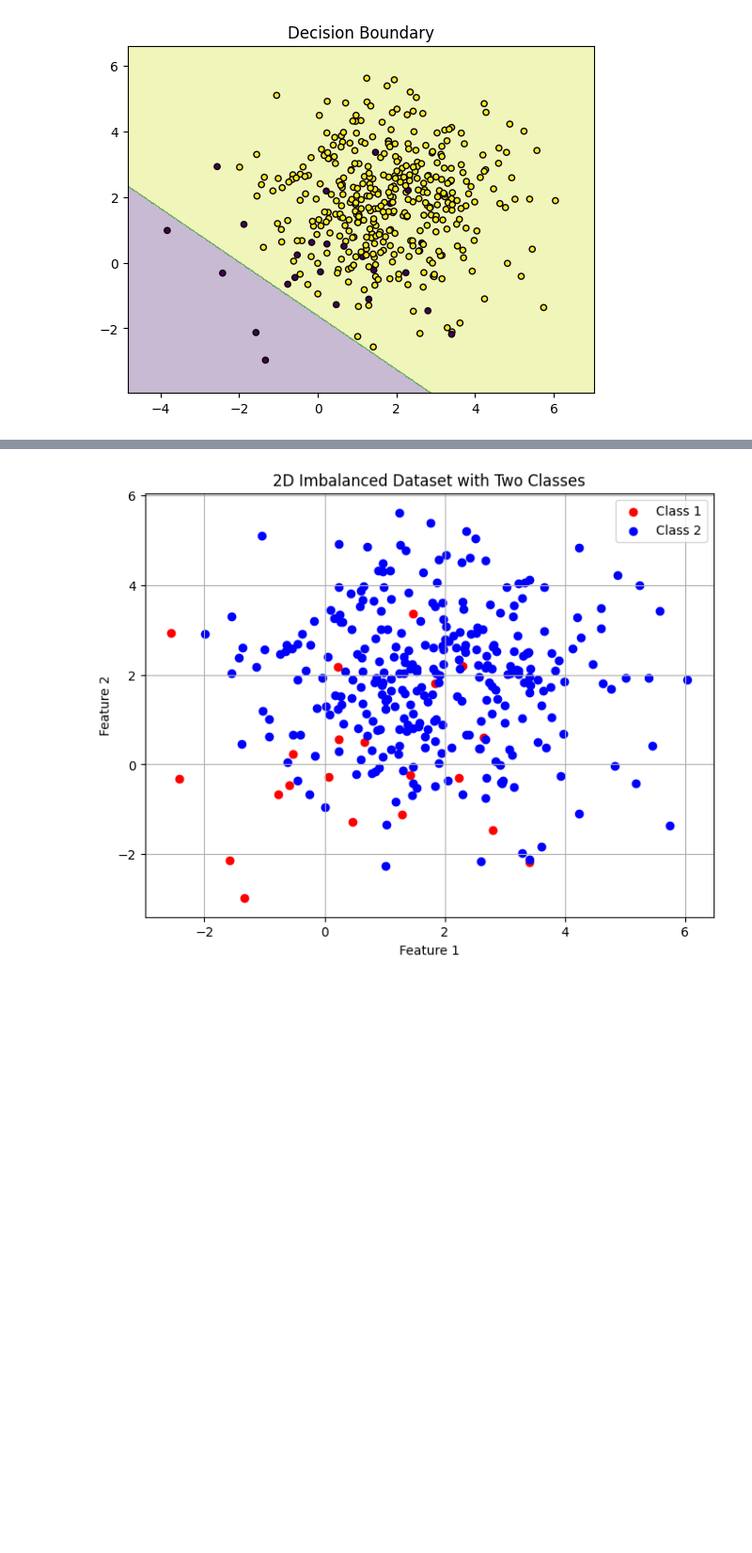
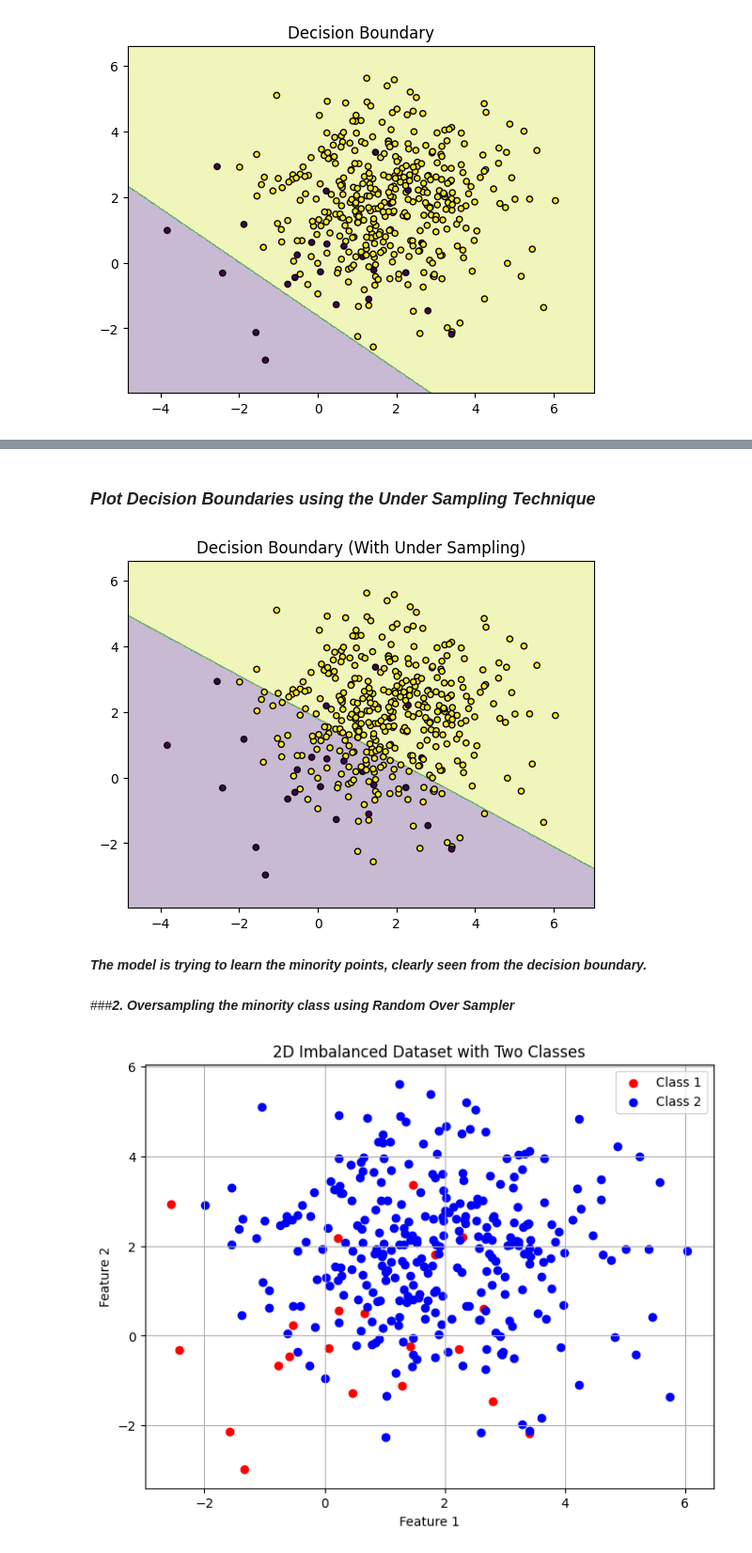
Before and after one commit to herbert0419/machine-learning-algos, a Jupyter notebook: Handling_Imbalance_Dataset_.ipynb, the cells around one changed output, grey strips where cells are left out. Shown at 94% size. Saved outputs shown, nothing was run; the diff lists cells and outputs as text; code cells hidden in the pictures; blank space fills up the shorter version.

```diff
--- a/Handling_Imbalance_Dataset_.ipynb
+++ b/Handling_Imbalance_Dataset_.ipynb
@@ -140,3 +244,28 @@ plot_decision_boundaries(X, y, classifier)
+# %% [markdown]
+### ***Plot Decision Boundaries using the Under Sampling Technique***
+# %%
+# Function to plot decision boundaries for resampled data
+def plot_decision_boundaries_ros(X, y, model):
+    plot_step = 0.02
+    x_min, x_max = X[:, 0].min() - 1, X[:, 0].max() + 1
+    y_min, y_max = X[:, 1].min() - 1, X[:, 1].max() + 1
+    xx, yy = np.meshgrid(np.arange(x_min, x_max, plot_step),
+                         np.arange(y_min, y_max, plot_step))
+    Z = model.predict(np.c_[xx.ravel(), yy.ravel()])
+    Z = Z.reshape(xx.shape)
+    plt.contourf(xx, yy, Z, alpha=0.3)
+    plt.scatter(X[:, 0], X[:, 1], c=y, edgecolors='k', s=20)
+    plt.title("Decision Boundary (With Under Sampling)")
+    plt.show()
+
+# Plot decision boundary for resampled data
+plot_decision_boundaries_ros(X, y, classifier_ros)
+# %% [output]
+[figure, added]
+# %% [markdown]
+***The model is trying to learn the minority points, clearly seen from the decision boundary.***
+# %% [markdown]
+###***2. Oversampling the minority class using Random Over Sampler***
 # %%
 from imblearn.over_sampling import RandomOverSampler
 
```
Also changed, not shown: parts of 44 cells of this notebook.
